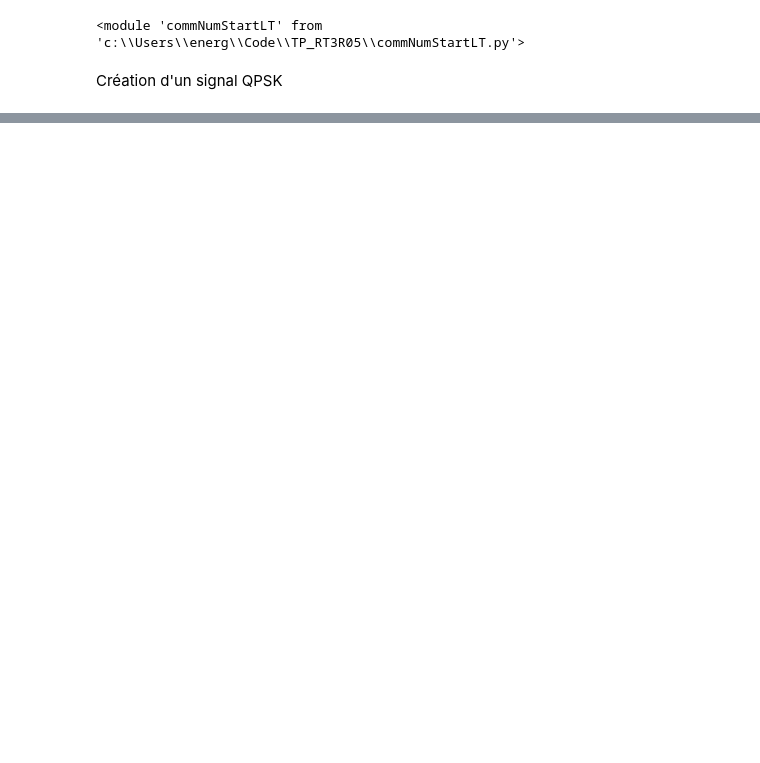
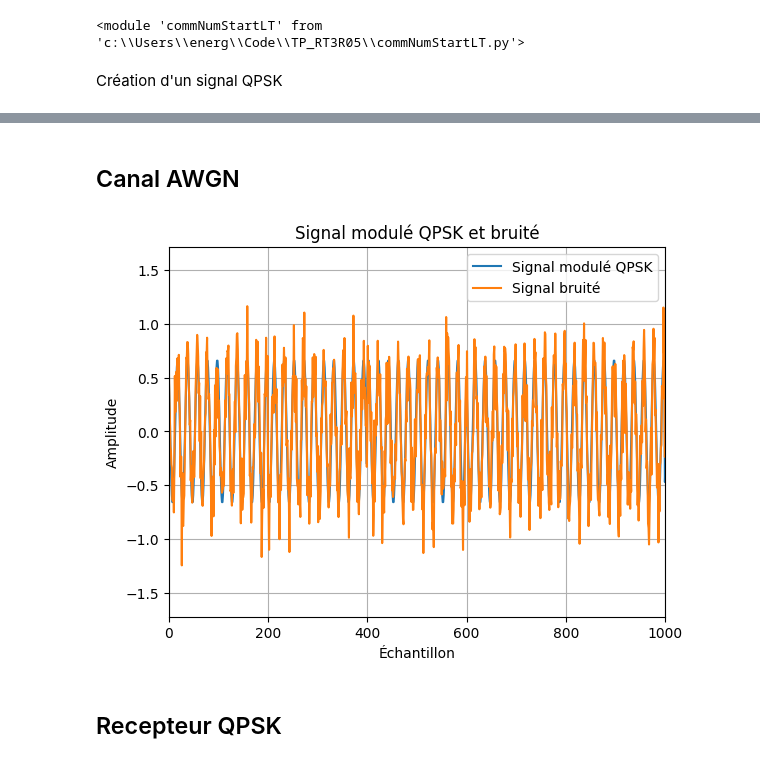
Before and after one commit to NergYR/TP_RT3R05, a Jupyter notebook: TP3_Transmission_sur_fréquence_porteuse_QPSK_LT.ipynb, the cells around one changed output, grey strips where cells are left out. Saved outputs shown, nothing was run; the diff lists cells and outputs as text; code cells hidden in the pictures; blank space fills up the shorter version.

```diff
--- a/TP3_Transmission_sur_fréquence_porteuse_QPSK_LT.ipynb
+++ b/TP3_Transmission_sur_fréquence_porteuse_QPSK_LT.ipynb
@@ -72,0 +152,22 @@ N = int(Ts * fe)
+# %% [markdown]
+## Canal AWGN
+# %%
+
+MyCanel = Canal.awgn(translated_signal, 0, std=0.2)
+
+# Affichage du signal bruité et clair
+
+plt.figure()
+plt.plot(translated_signal, label="Signal modulé QPSK")
+plt.plot(MyCanel, label="Signal bruité")
+plt.title("Signal modulé QPSK et bruité")
+plt.xlabel("Échantillon")
+plt.xlim(0, nb_ech_aff)
+plt.ylabel("Amplitude")
+plt.legend()
+plt.grid()
+plt.show()
+# %% [output]
+[figure, added]
+# %% [markdown]
+## Recepteur QPSK
```
Also changed, not shown: parts of 10 cells of this notebook, 1 other file.
